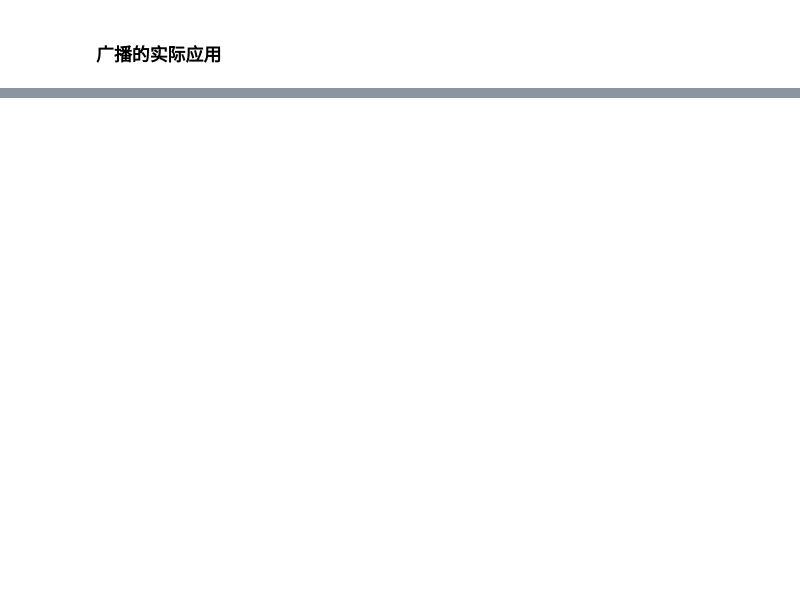
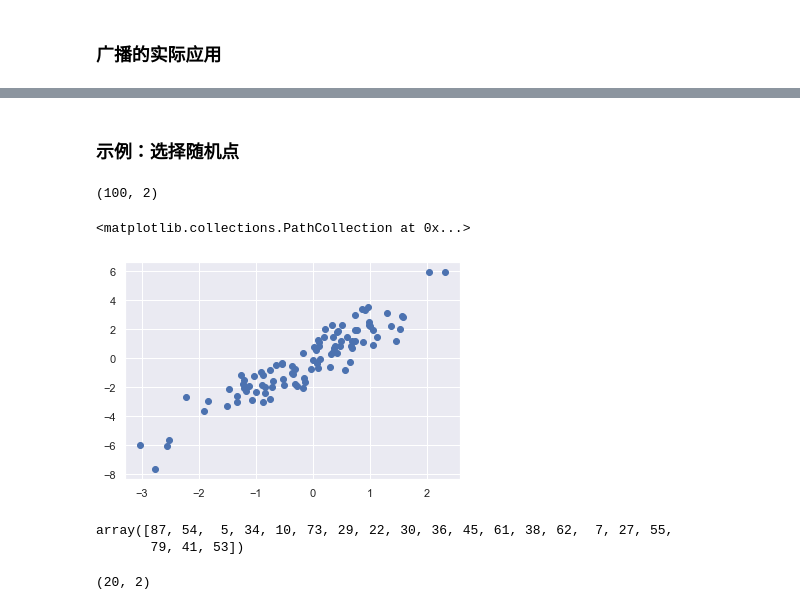
Before and after one commit to bbdog86/-, a Jupyter notebook: Python 数据科学手册/第2章 Numpy入门.ipynb, the cells around one changed output, grey strips where cells are left out. Cells and saved outputs as stored; diff of their text form; code cells hidden in the pictures; blank space fills up the shorter version.

```diff
--- a/Python 数据科学手册/第2章 Numpy入门.ipynb
+++ b/Python 数据科学手册/第2章 Numpy入门.ipynb
@@ -656,0 +729,4 @@ plt.imshow(z,origin='lower')
+# %%
+rand=np.random.RandomState(42)
+x=rand.randint(100,size=10)
+x
@@ -656,0 +781,23 @@ plt.imshow(z,origin='lower')
+# %% [markdown]
+### 示例：选择随机点
+# %%
+mean=[0,0]
+cov=[[1,2],[2,5]]
+X=rand.multivariate_normal(mean,cov,100)
+X.shape
+# %% [output]
+(100, 2)
+# %%
+plt.scatter(X[:,0],X[:,1])
+# %% [output]
+<matplotlib.collections.PathCollection at 0x...>
+[figure, added]
+# %%
+indices=np.random.choice(X.shape[0],20,replace=False)
+indices
+selection=X[indices]
+selection.shape
+# %% [output]
+array([87, 54,  5, 34, 10, 73, 29, 22, 30, 36, 45, 61, 38, 62,  7, 27, 55,
+       79, 41, 53])
+(20, 2)
```
Also changed, not shown: parts of 43 cells of this notebook.
